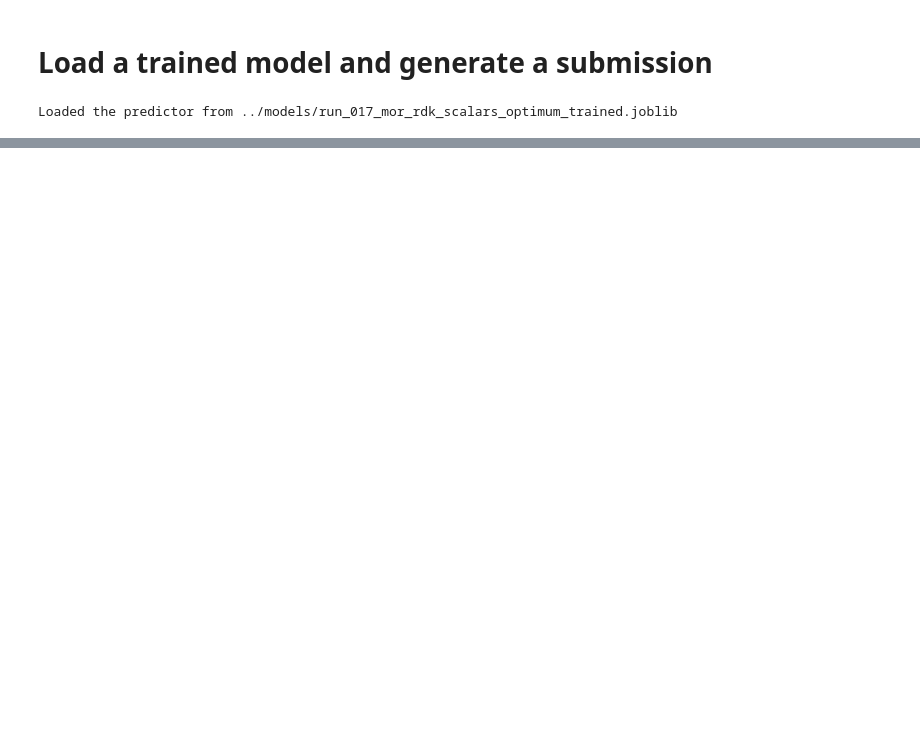
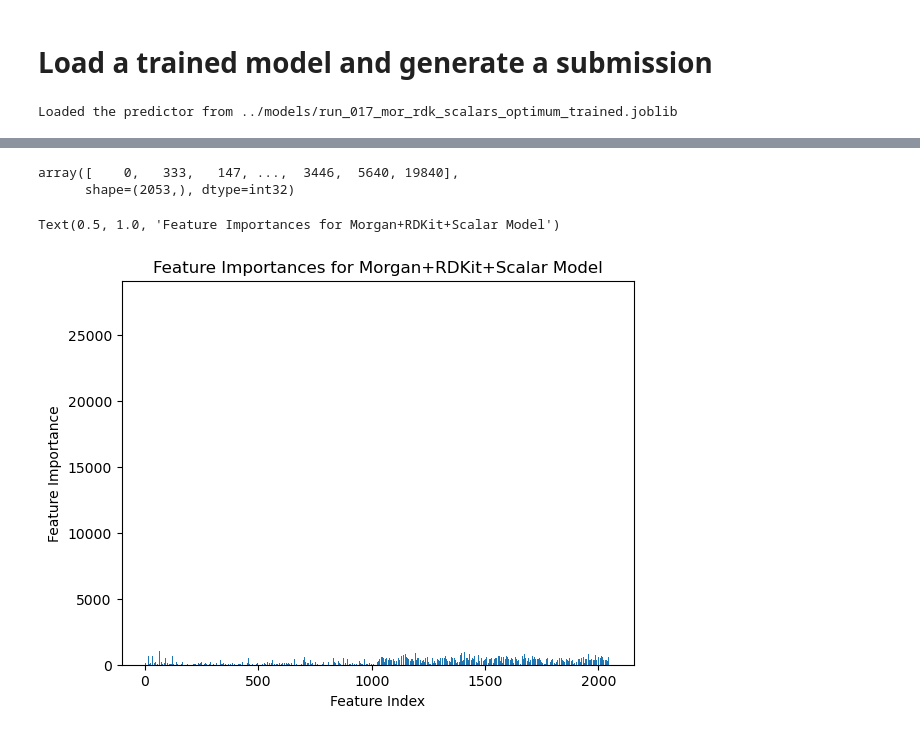
Before and after one commit to fuentediezjaime/pIC50_prediction_pipeline, a Jupyter notebook: notebooks/data_analysis.ipynb, the cells around one changed output, grey strips where cells are left out. Cells and saved outputs as stored; diff of their text form; code cells hidden in the pictures; blank space fills up the shorter version.

```diff
--- a/notebooks/data_analysis.ipynb
+++ b/notebooks/data_analysis.ipynb
@@ -123,0 +199,25 @@ submission_df.to_csv('submission.csv', index=False)
+# %%
+# Graph for the slides.
+
+n_morgan = 1024
+n_rdkit = 1024
+
+#extract the feature importances from one of the replicas
+opt_model = joblib.load(f'../models/run_014_mor_rdk_scalars_optimum_trained.joblib')
+imps = opt_model.model.feature_importances_
+# %%
+imps
+# %% [output]
+array([    0,   333,   147, ...,  3446,  5640, 19840],
+      shape=(2053,), dtype=int32)
+# %%
+#plot the imps in a bar graph with as many bars as features
+f = plt.figure()
+ax = f.add_axes((0.1,0.1,0.8,0.8))
+ax.bar(range(len(imps)), imps)
+ax.set_xlabel('Feature Index')
+ax.set_ylabel('Feature Importance')
+ax.set_title('Feature Importances for Morgan+RDKit+Scalar Model')
+# %% [output]
+Text(0.5, 1.0, 'Feature Importances for Morgan+RDKit+Scalar Model')
+[figure, added]
```
Also changed, not shown: parts of 16 cells of this notebook, 2 other files.
